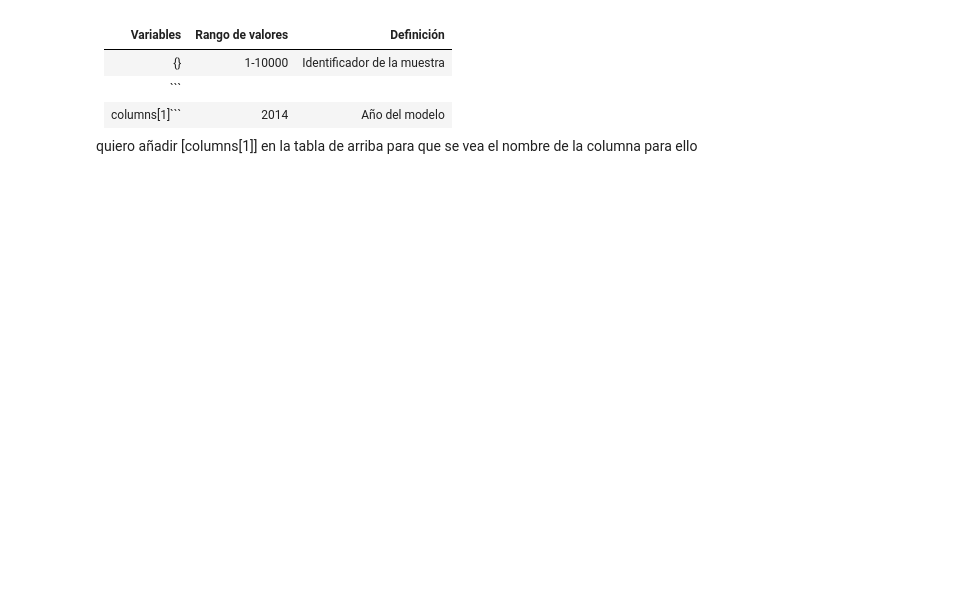
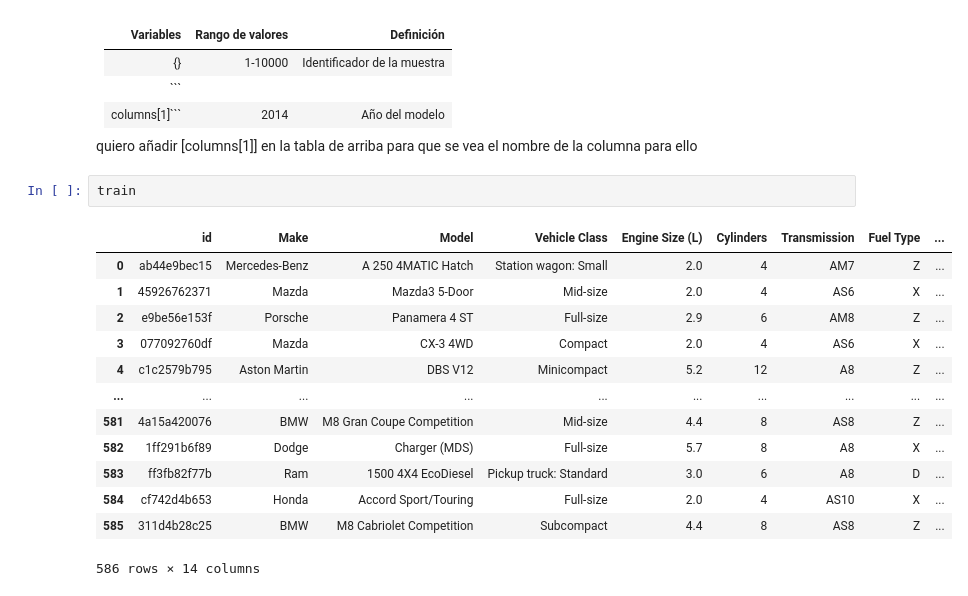
Before and after one commit to Kraslo/APAU_SMOG_PREDICTION_3RDGROUP, a Jupyter notebook: codigo/codigo_andy.ipynb, the cells around one changed output. Cells and saved outputs as stored; diff of their text form; blank space fills up the shorter version.

````diff
--- a/codigo/codigo_andy.ipynb
+++ b/codigo/codigo_andy.ipynb
@@ -401,3 +402,19 @@ ranges
 | ```
 columns[1]``` | 2014 | Año del modelo |
 quiero añadir [columns[1]] en la tabla de arriba para que se vea el nombre de la columna para ello
+# %%
+train
+# %% [output]
+|  | id | Make | Model | Vehicle Class | Engine Size (L) | Cylinders | Transmission | Fuel Type | ... |
+| 0 | ab44e9bec15 | Mercedes-Benz | A 250 4MATIC Hatch | Station wagon: Small | 2.0 | 4 | AM7 | Z | ... |
+| 1 | 45926762371 | Mazda | Mazda3 5-Door | Mid-size | 2.0 | 4 | AS6 | X | ... |
+| 2 | e9be56e153f | Porsche | Panamera 4 ST | Full-size | 2.9 | 6 | AM8 | Z | ... |
+| 3 | 077092760df | Mazda | CX-3 4WD | Compact | 2.0 | 4 | AS6 | X | ... |
+| 4 | c1c2579b795 | Aston Martin | DBS V12 | Minicompact | 5.2 | 12 | A8 | Z | ... |
+| ... | ... | ... | ... | ... | ... | ... | ... | ... | ... |
+| 581 | 4a15a420076 | BMW | M8 Gran Coupe Competition | Mid-size | 4.4 | 8 | AS8 | Z | ... |
+| 582 | 1ff291b6f89 | Dodge | Charger (MDS) | Full-size | 5.7 | 8 | A8 | X | ... |
+| 583 | ff3fb82f77b | Ram | 1500 4X4 EcoDiesel | Pickup truck: Standard | 3.0 | 6 | A8 | D | ... |
+| 584 | cf742d4b653 | Honda | Accord Sport/Touring | Full-size | 2.0 | 4 | AS10 | X | ... |
+| 585 | 311d4b28c25 | BMW | M8 Cabriolet Competition | Subcompact | 4.4 | 8 | AS8 | Z | ... |
+586 rows × 14 columns
````
Also changed, not shown: parts of 44 cells of this notebook.
